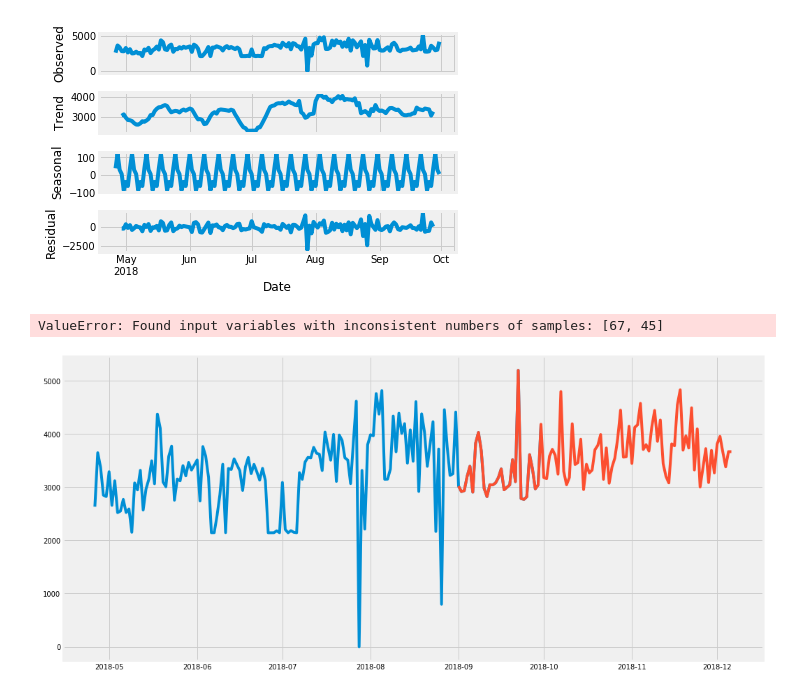
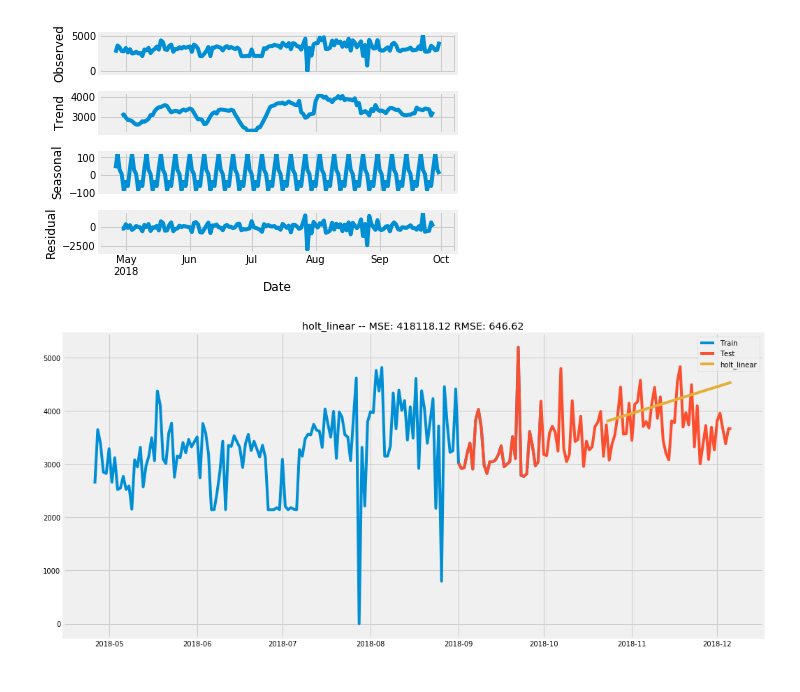
Before and after one commit to jesseanddd/fitbit, a Jupyter notebook: dd_fitbit.ipynb, the cells around one changed output. Saved outputs shown, nothing was run; the diff lists cells and outputs as text; code cells hidden in the pictures.

Commit message:
add exploration visualizations to master

```diff
--- a/dd_fitbit.ipynb
+++ b/dd_fitbit.ipynb
@@ -604,10 +569,9 @@ plt.show()
 # %% [output]
 [figure]
 # %%
-fit1 = Holt(train).fit(smoothing_level=.9, smoothing_slope=.1)
+fit1 = Holt(train).fit(smoothing_level=.25, smoothing_slope=.1)
 
 yhat['holt_linear'] = fit1.forecast(test.shape[0])
 plot_and_eval(yhat.holt_linear)
 # %% [output]
-ValueError: Found input variables with inconsistent numbers of samples: [67, 45]
-[figure, old version]
+[figure, new version]
```
Also changed, not shown: parts of 8 cells of this notebook, 1 other file.
